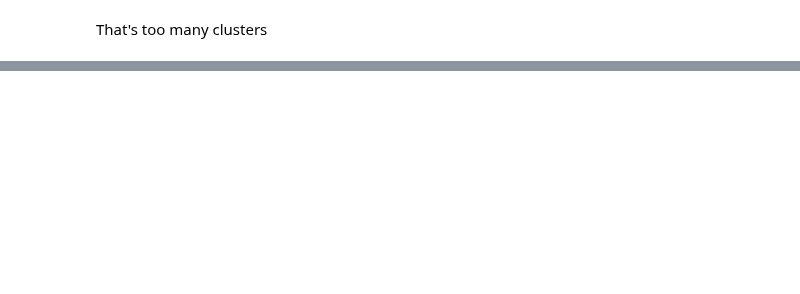
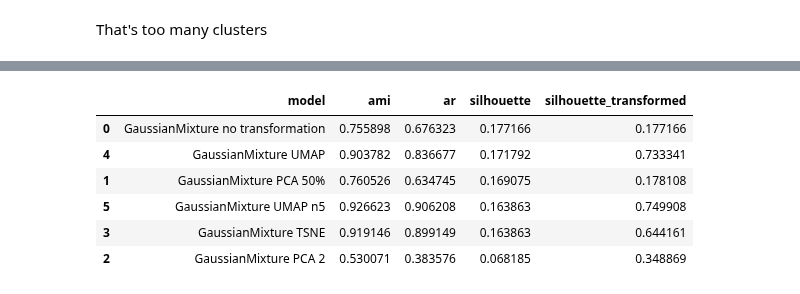
Before and after one commit to VladGnatiuk/projector_ml6, a Jupyter notebook: _vg/homeworks/homework 07. Prjctr HW9. Unsupervised learning.ipynb, the cells around one changed output, grey strips where cells are left out. Saved outputs shown, nothing was run; the diff lists cells and outputs as text; code cells hidden in the pictures; blank space fills up the shorter version.

```diff
--- a/_vg/homeworks/homework 07. Prjctr HW9. Unsupervised learning.ipynb
+++ b/_vg/homeworks/homework 07. Prjctr HW9. Unsupervised learning.ipynb
@@ -261,0 +299,10 @@ scores.sort_values(by='ami', ascending=False)
+# %%
+res[1]
+# %% [output]
+|  | model | ami | ar | silhouette | silhouette_transformed |
+| 0 | GaussianMixture no transformation | 0.755898 | 0.676323 | 0.177166 | 0.177166 |
+| 4 | GaussianMixture UMAP | 0.903782 | 0.836677 | 0.171792 | 0.733341 |
+| 1 | GaussianMixture PCA 50% | 0.760526 | 0.634745 | 0.169075 | 0.178108 |
+| 5 | GaussianMixture UMAP n5 | 0.926623 | 0.906208 | 0.163863 | 0.749908 |
+| 3 | GaussianMixture TSNE | 0.919146 | 0.899149 | 0.163863 | 0.644161 |
+| 2 | GaussianMixture PCA 2 | 0.530071 | 0.383576 | 0.068185 | 0.348869 |
```
Also changed, not shown: parts of 18 cells of this notebook, 1 other file.
